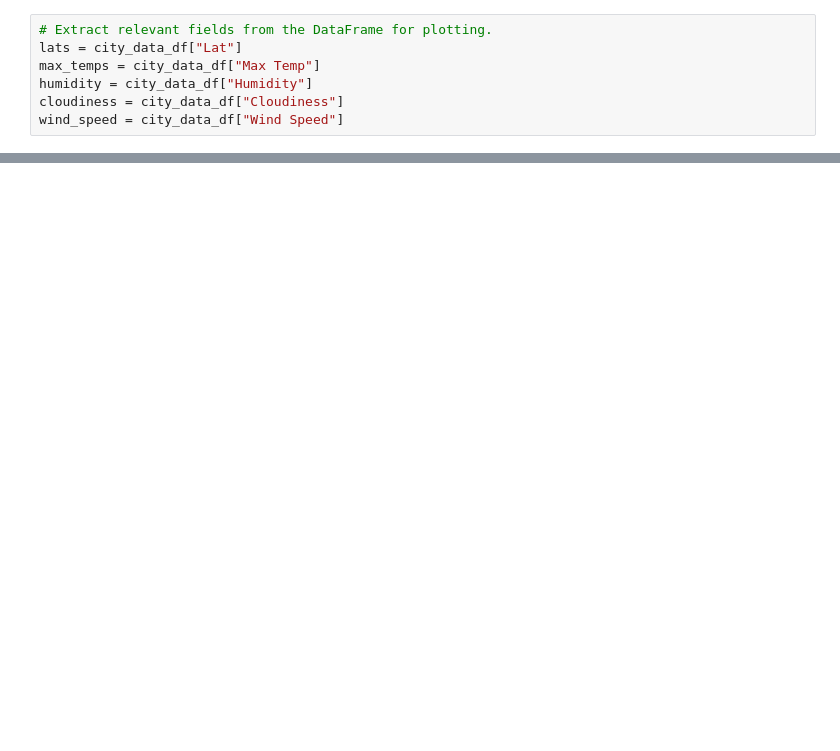
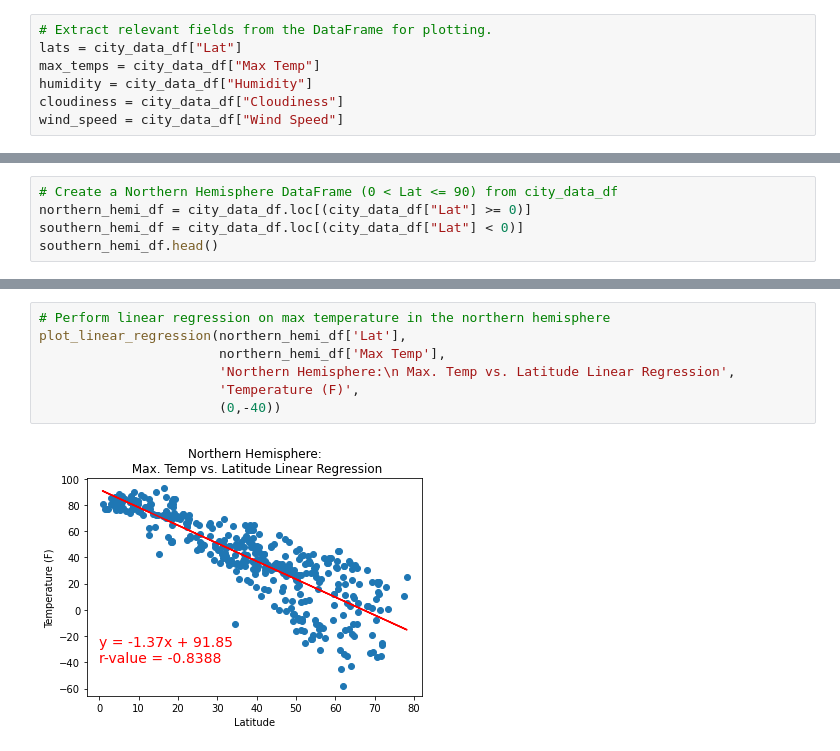
Before and after one commit to amberteets/world-weather-analysis, a Jupyter notebook: WeatherPy_working.ipynb, the cells around one changed output, grey strips where cells are left out. Cells and saved outputs as stored; diff of their text form; blank space fills up the shorter version.

```diff
--- a/WeatherPy_working.ipynb
+++ b/WeatherPy_working.ipynb
@@ -264,0 +300,5 @@ plt.show()
+# %%
+# Create a Northern Hemisphere DataFrame (0 < Lat <= 90) from city_data_df
+northern_hemi_df = city_data_df.loc[(city_data_df["Lat"] >= 0)]
+southern_hemi_df = city_data_df.loc[(city_data_df["Lat"] < 0)]
+southern_hemi_df.head()
@@ -264,0 +312,9 @@ plt.show()
+# %%
+# Perform linear regression on max temperature in the northern hemisphere
+plot_linear_regression(northern_hemi_df['Lat'],
+                       northern_hemi_df['Max Temp'],
+                       'Northern Hemisphere:\n Max. Temp vs. Latitude Linear Regression',
+                       'Temperature (F)',
+                       (0,-40))
+# %% [output]
+[figure, added]
```
Also changed, not shown: parts of 20 cells of this notebook, 6 other files.
